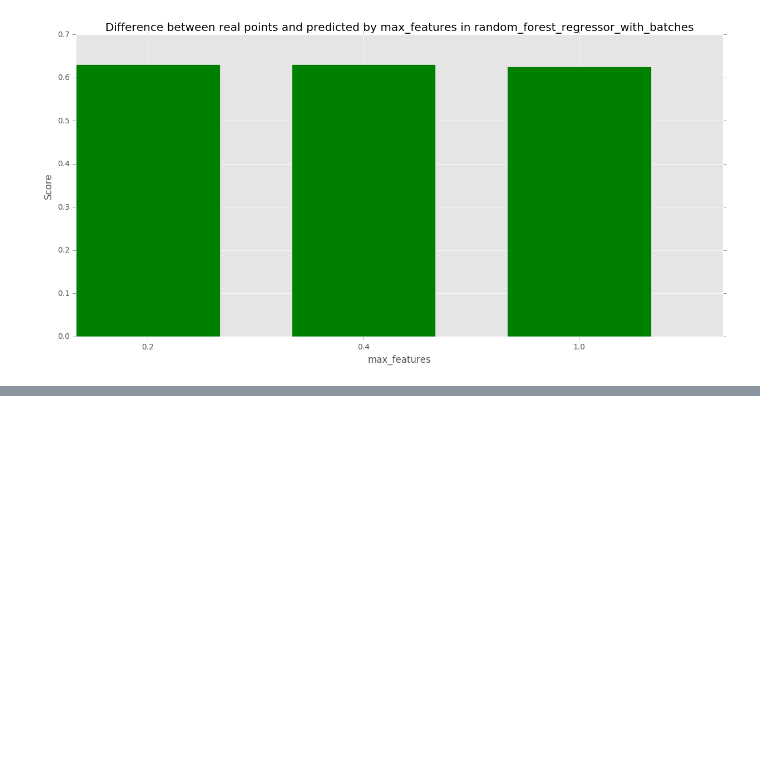
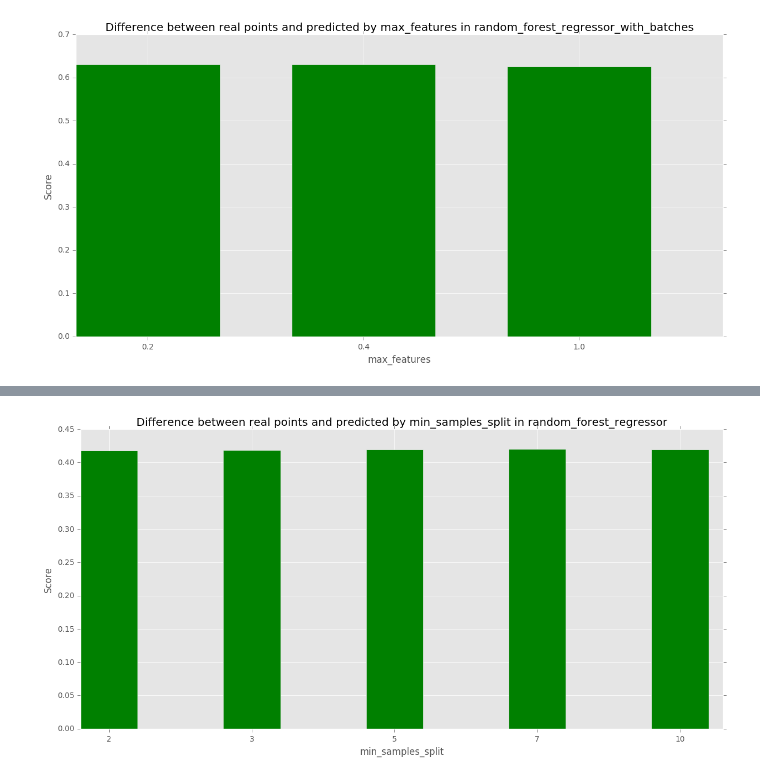
Before and after one commit to avgaydashenko/cuddly-robot, a Jupyter notebook: framework.ipynb, the cells around one changed output, grey strips where cells are left out. Saved outputs shown, nothing was run; the diff lists cells and outputs as text; code cells hidden in the pictures; blank space fills up the shorter version.

```diff
--- a/framework.ipynb
+++ b/framework.ipynb
@@ -59,0 +93,5 @@ Results: [0.63059116203955812, 0.63118133119290021, 0.62569750800476642]
+# %%
+compare_results(function=random_forest_regressor, test_results=test_results, parameter_name="min_samples_split",
+                list_of_values=[2, 3, 5, 7, 10], train_data=train_data, train_results=train_results,
+                test_data=test_data, prediction_mode='delta', n_estimators=50, max_features=0.4)
+# %% [output]
@@ -59,0 +105 @@ Results: [0.63059116203955812, 0.63118133119290021, 0.62569750800476642]
+[figure, added]
```
Also changed, not shown: parts of 4 cells of this notebook, 2 other files.
